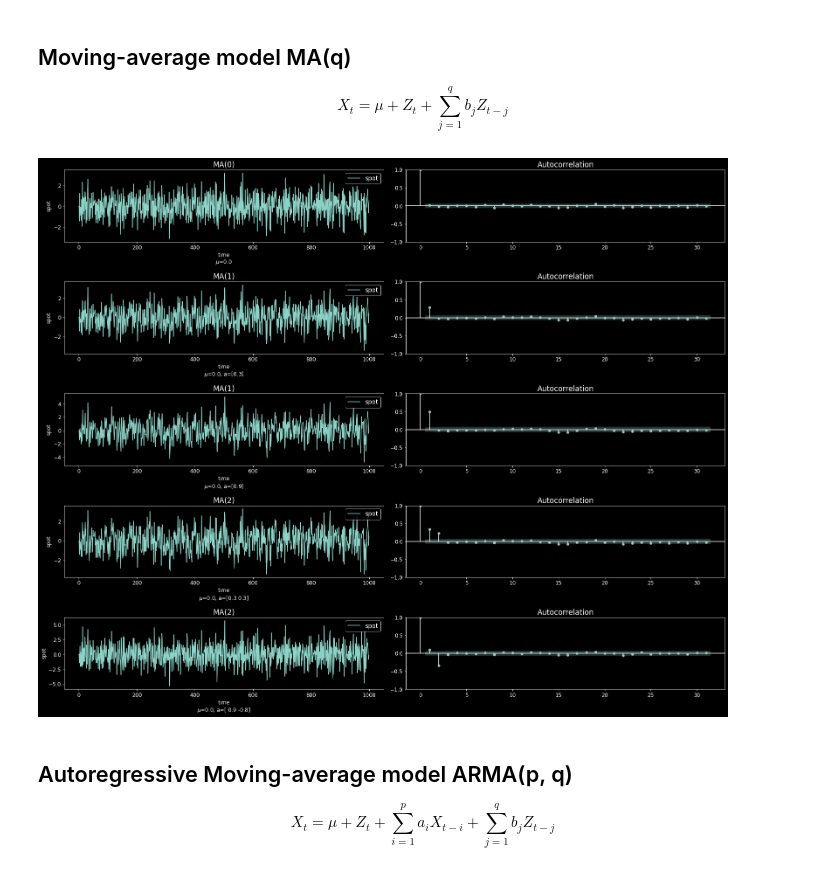
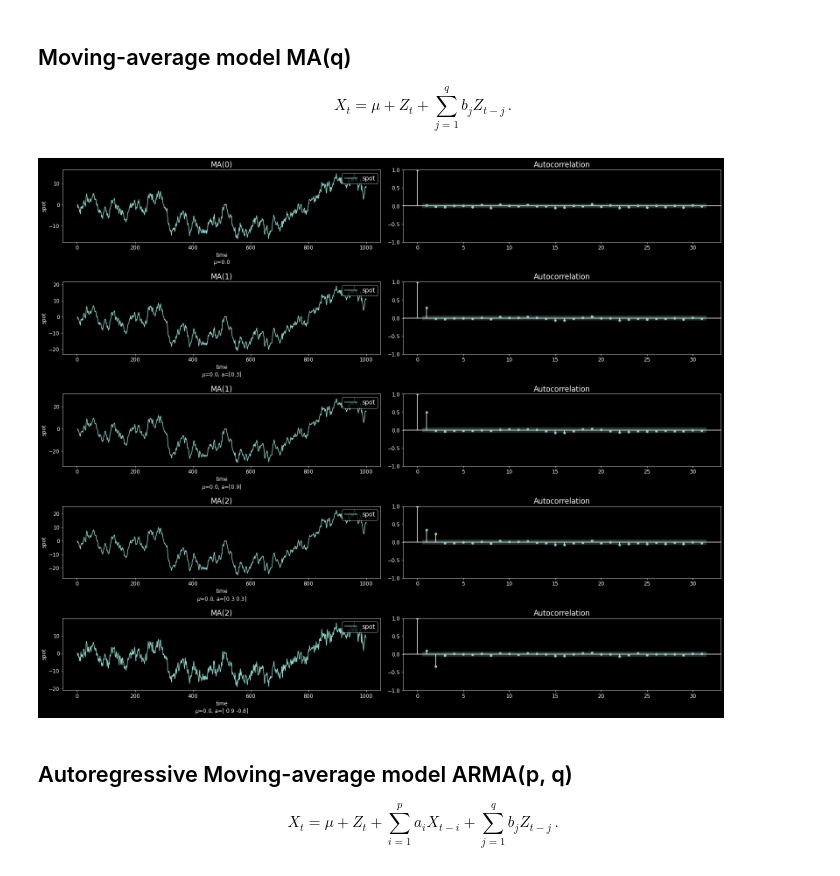
Before and after one commit to sauxpa/stochastic, a Jupyter notebook: examples/ito_diffusions_examples/times_series.ipynb, the cells around one changed output. Saved outputs shown, nothing was run; the diff lists cells and outputs as text; code cells hidden in the pictures.

```diff
--- a/examples/ito_diffusions_examples/times_series.ipynb
+++ b/examples/ito_diffusions_examples/times_series.ipynb
@@ -27,3 +22,7 @@ T = int(1e3)
+# %%
+SEED = 12345
+T = int(1e3)
+integrated = True
 # %% [markdown]
 ## Autoregressive model AR(p)
 
@@ -44,11 +43,15 @@ X = AR(x0=[0.0, 0.0], mu=0.0, T=T, vol=1.0)
 for i, axes in enumerate(axess):
     a = a_[i]
     X.a = a
+    # Rerun with same rng to see the difference between models using the same noise distribution
     X.rng = np.random.default_rng(SEED)
     df = X.simulate()
 
     ax = axes[0]
-    df.plot(kind='line', ax=ax)
+    if integrated:
+        df.cumsum().plot(kind='line', ax=ax)
+    else:
+        df.plot(kind='line', ax=ax)
 
     if X.p > 0:
         ax.set_xlabel('time\n$\mu$={:.1f}, a={}'.format(X.mu, X.a))
@@ -68,7 +71,7 @@ plt.show()
 # %% [markdown]
 ## Moving-average model MA(q)
 
-$$X_t = \mu + Z_t + \sum_{j=1}^q b_{j} Z_{t-j}$$
+$$X_t = \mu + Z_t + \sum_{j=1}^q b_{j} Z_{t-j}\,.$$
 # %%
 fig, axess = plt.subplots(nrows=5, ncols=2)
 
@@ -77,39 +80,42 @@ b_ = [
     [0.3],
     [0.9],
     [0.3, 0.3],
     [0.9, -0.8],
 ]
 
 X = MA(x0=[0.0, 0.0], mu=0.0, T=T, vol=1.0)
 
 for i, axes in enumerate(axess):
     b = b_[i]
     X.b = b
     X.rng = np.random.default_rng(SEED)
     df = X.simulate()
 
     ax = axes[0]
-    df.plot(kind='line', ax=ax)
+    if integrated:
+        df.cumsum().plot(kind='line', ax=ax)
+    else:
+        df.plot(kind='line', ax=ax)
 
     if X.q > 0:
         ax.set_xlabel('time\n$\mu$={:.1f}, a={}'.format(X.mu, X.b))
     else:
         ax.set_xlabel('time\n$\mu$={:.1f}'.format(X.mu))
     ax.set_ylabel('spot')
     ax.legend(loc='upper right')
     ax.set_title('MA({:.0f})'.format(X.q))
 
     ax = axes[1]
     plot_acf(df, ax=ax)
 
 plt.tight_layout()
 plt.show()
 # %% [output]
-[figure, old version]
+[figure, new version]
 # %% [markdown]
 ## Autoregressive Moving-average model ARMA(p, q)
 
-$$X_t = \mu + Z_t + \sum_{i=1}^p a_{i} X_{t-i} + \sum_{j=1}^q b_{j} Z_{t-j}$$
+$$X_t = \mu + Z_t + \sum_{i=1}^p a_{i} X_{t-i} + \sum_{j=1}^q b_{j} Z_{t-j}\,.$$
 # %%
 X = ARMA(x0=[0.0, 0.0], mu=0.0, T=T, vol=1.0)
 
```
Also changed, not shown: parts of 8 cells of this notebook.
